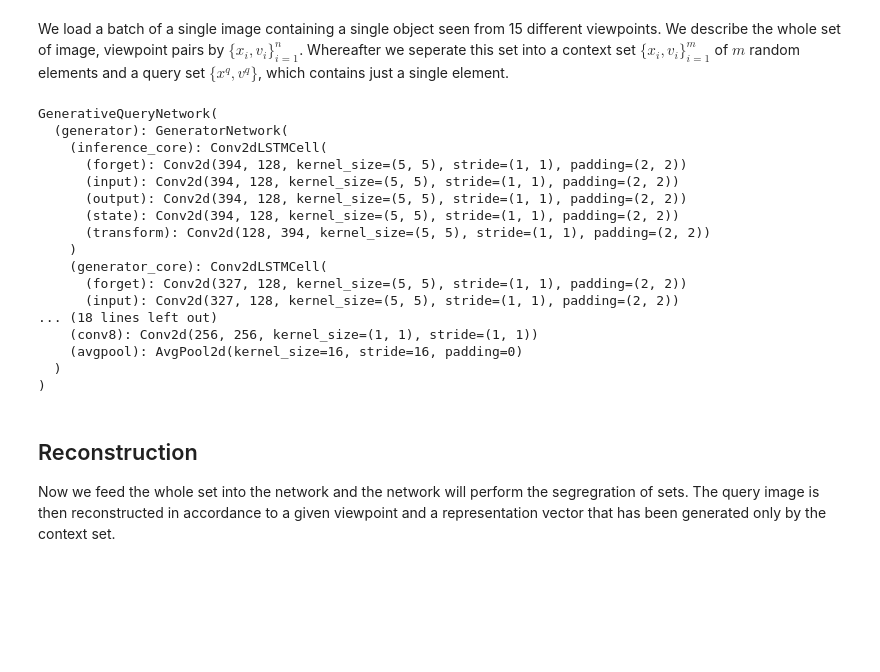
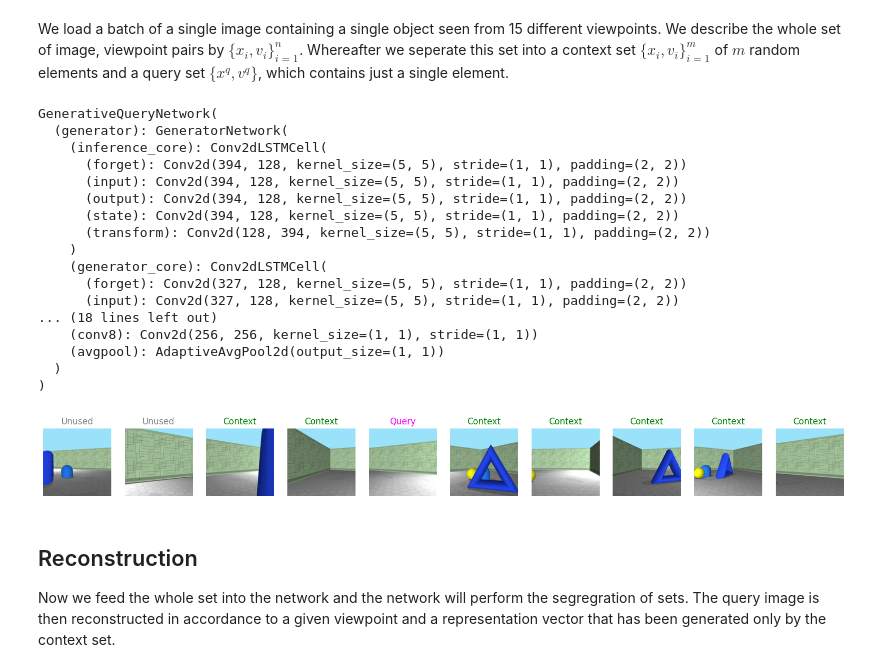
Before and after one commit to nourchahine/generative-query-network-pytorch, a Jupyter notebook: mental-rotation.ipynb, the cells around one changed output. Cells and saved outputs as stored; diff of their text form; code cells hidden in the pictures; blank space fills up the shorter version.

```diff
--- a/mental-rotation.ipynb
+++ b/mental-rotation.ipynb
@@ -29,12 +29,12 @@ loader = DataLoader(dataset, batch_size=1, shuffle=True)
 We load a batch of a single image containing a single object seen from 15 different viewpoints. We describe the whole set of image, viewpoint pairs by $\{x_i, v_i \}_{i=1}^{n}$. Whereafter we seperate this set into a context set $\{x_i, v_i \}_{i=1}^{m}$ of $m$ random elements and a query set $\{x^q, v^q \}$, which contains just a single element.
 # %%
 from gqn import GenerativeQueryNetwork
-from gqn.training_new import partition
+from gqn.training import partition
 import torch
 import torch.nn as nn # You may need to import nn
 
 # Load the entire checkpoint dictionary from the file
-checkpoint = torch.load("/home/mila/c/chahinen/scratch/gqn_logs/checkpoint_checkpoint_1817600.pt", map_location="cpu")
+checkpoint = torch.load("/home/mila/c/chahinen/scratch/gqn_logs/rooms_batch16/checkpoint_checkpoint_19882.pt", map_location="cpu")
 
 # --- FIX: Extract just the model's state dictionary ---
 # The actual parameters are stored under the 'model' key
@@ -69,7 +69,7 @@ GenerativeQueryNetwork(
       (input): Conv2d(327, 128, kernel_size=(5, 5), stride=(1, 1), padding=(2, 2))
 ... (18 lines left out)
     (conv8): Conv2d(256, 256, kernel_size=(1, 1), stride=(1, 1))
-    (avgpool): AvgPool2d(kernel_size=16, stride=16, padding=0)
+    (avgpool): AdaptiveAvgPool2d(output_size=(1, 1))
   )
 )
 # %%
@@ -97,35 +97,47 @@ def deterministic_partition(images, viewpoints, indices):
     return x, v, x_q, v_q
 # %%
 import random
+import matplotlib.pyplot as plt
+
+# The number of views in the Rooms dataset is 10
+num_views = 10
 
 # Pick a scene to visualise
 scene_id = 0
 
-# Load data
+# Load data (assuming 'loader' is your DataLoader)
 x, v = next(iter(loader))
+# Remove the extra batch dimension that the loader might add
 x_, v_ = x.squeeze(0), v.squeeze(0)
 
 # Sample a set of views
 n_context = 7 + 1
+# Ensure the number of views is correct for random sampling
 indices = random.sample([i for i in range(v_.size(1))], n_context)
 
 # Seperate into context and query sets
+# (Assuming you have a 'deterministic_partition' function defined)
 x_c, v_c, x_q, v_q = deterministic_partition(x, v, indices)
 
-# Visualise context and query images
-f, axarr = plt.subplots(1, 15, figsize=(20, 7))
+# --- CORRECTED VISUALIZATION ---
+# Create a plot with 10 subplots to match the data
+f, axarr = plt.subplots(1, num_views, figsize=(20, 7))
 for i, ax in enumerate(axarr.flat):
-    # Move channel dimension to end
+    # Move channel dimension to end for plotting
     ax.imshow(x_[scene_id][i].permute(1, 2, 0))
 
     if i == indices[-1]:
         ax.set_title("Query", color="magenta")
     elif i in indices[:-1]:
         ax.set_title("Context", color="green")
     else:
         ax.set_title("Unused", color="grey")
 
     ax.axis("off")
+
+plt.show()
+# %% [output]
+[figure, added]
 # %% [markdown]
 ## Reconstruction
 
```
Also changed, not shown: parts of 7 cells of this notebook, 3 other files.
